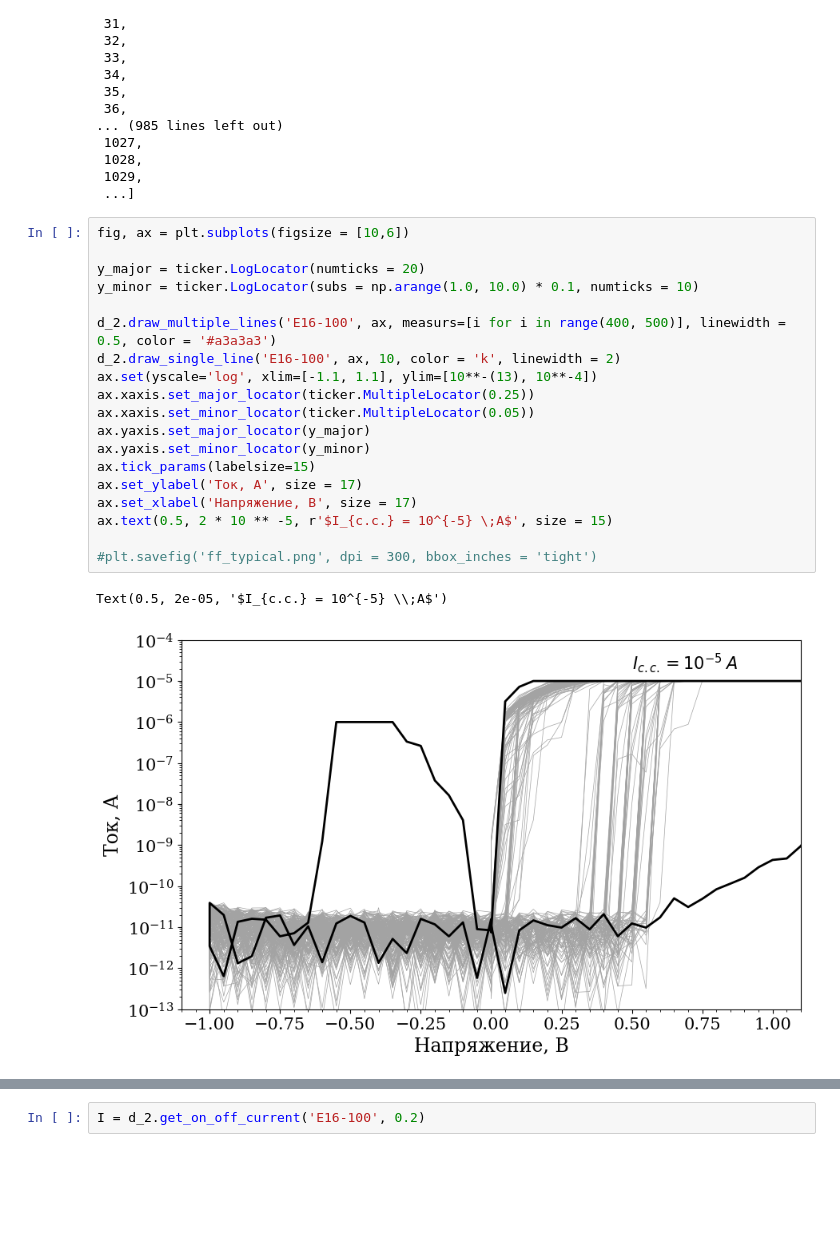
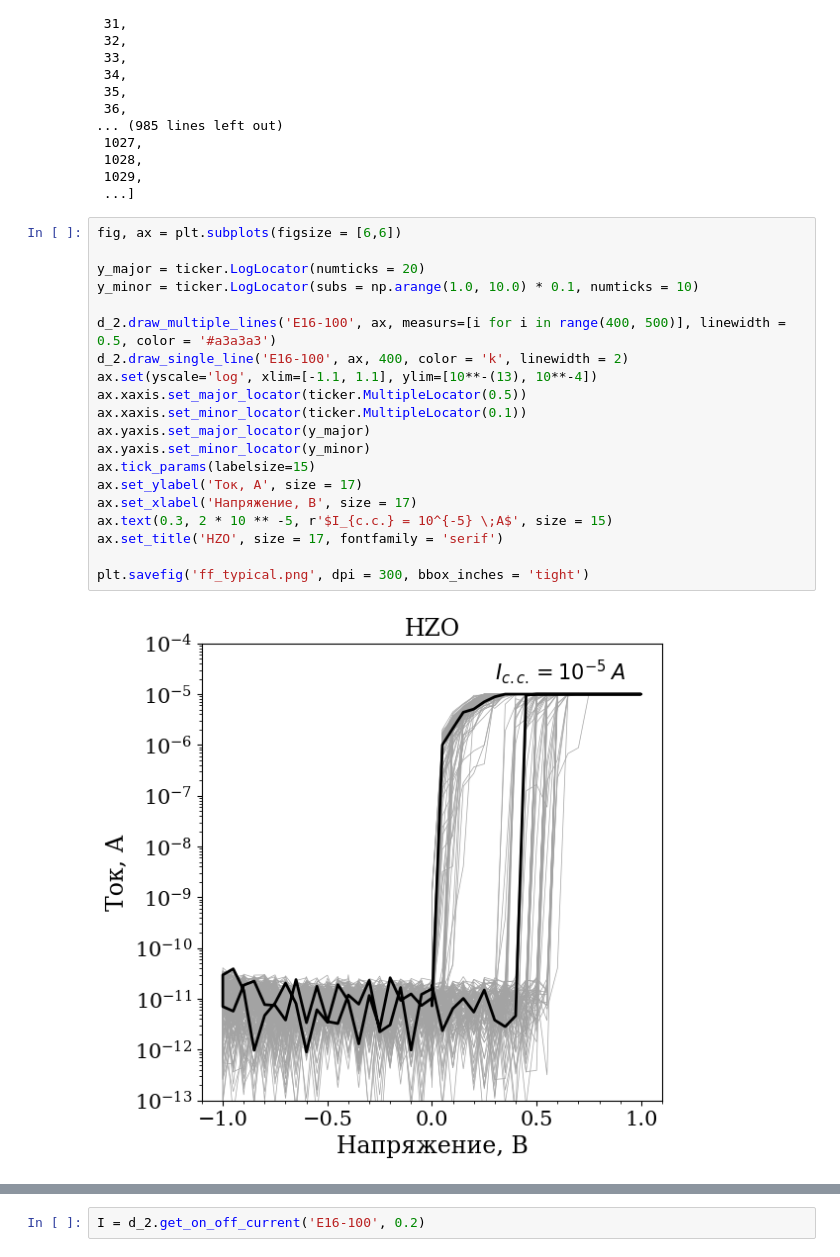
Before and after one commit to OneMoreGate/TiN-HZO_experimental, a Jupyter notebook: sample_6_preann_550_postann_350/main.ipynb, the cells around one changed output, grey strips where cells are left out. Drawn from its saved outputs; the diff is of its cells as text; blank space fills up the shorter version.

```diff
--- a/sample_6_preann_550_postann_350/main.ipynb
+++ b/sample_6_preann_550_postann_350/main.ipynb
@@ -51,24 +51,24 @@ d_2.get_contact_measurs('E16-100')
  1029,
  ...]
 # %%
-fig, ax = plt.subplots(figsize = [10,6])
+fig, ax = plt.subplots(figsize = [6,6])
 
 y_major = ticker.LogLocator(numticks = 20)
 y_minor = ticker.LogLocator(subs = np.arange(1.0, 10.0) * 0.1, numticks = 10)
 
 d_2.draw_multiple_lines('E16-100', ax, measurs=[i for i in range(400, 500)], linewidth = 0.5, color = '#a3a3a3')
-d_2.draw_single_line('E16-100', ax, 10, color = 'k', linewidth = 2)
+d_2.draw_single_line('E16-100', ax, 400, color = 'k', linewidth = 2)
 ax.set(yscale='log', xlim=[-1.1, 1.1], ylim=[10**-(13), 10**-4])
-ax.xaxis.set_major_locator(ticker.MultipleLocator(0.25))
-ax.xaxis.set_minor_locator(ticker.MultipleLocator(0.05))
+ax.xaxis.set_major_locator(ticker.MultipleLocator(0.5))
+ax.xaxis.set_minor_locator(ticker.MultipleLocator(0.1))
 ax.yaxis.set_major_locator(y_major)
 ax.yaxis.set_minor_locator(y_minor)
 ax.tick_params(labelsize=15)
 ax.set_ylabel('Ток, А', size = 17)
 ax.set_xlabel('Напряжение, В', size = 17)
-ax.text(0.5, 2 * 10 ** -5, r'$I_{c.c.} = 10^{-5} \;A$', size = 15)
+ax.text(0.3, 2 * 10 ** -5, r'$I_{c.c.} = 10^{-5} \;A$', size = 15)
+ax.set_title('HZO', size = 17, fontfamily = 'serif')
 
-#plt.savefig('ff_typical.png', dpi = 300, bbox_inches = 'tight')
+plt.savefig('ff_typical.png', dpi = 300, bbox_inches = 'tight')
 # %% [output]
-Text(0.5, 2e-05, '$I_{c.c.} = 10^{-5} \\;A$')
-[figure, old version]
+[figure, new version]
```
Also changed, not shown: parts of 1 cell of this notebook, 12 other files.
